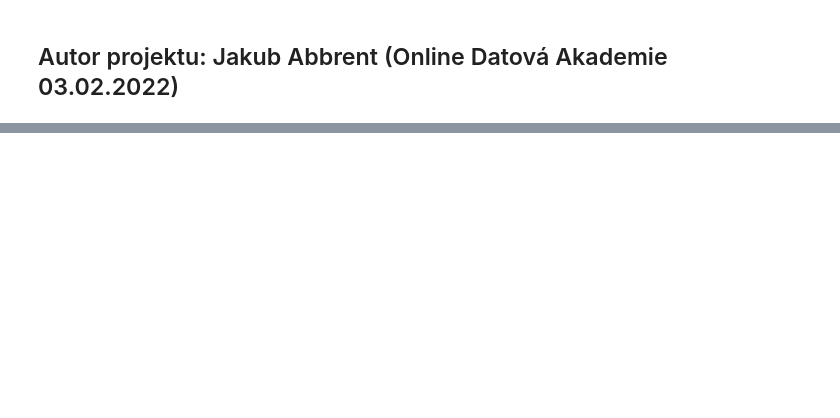
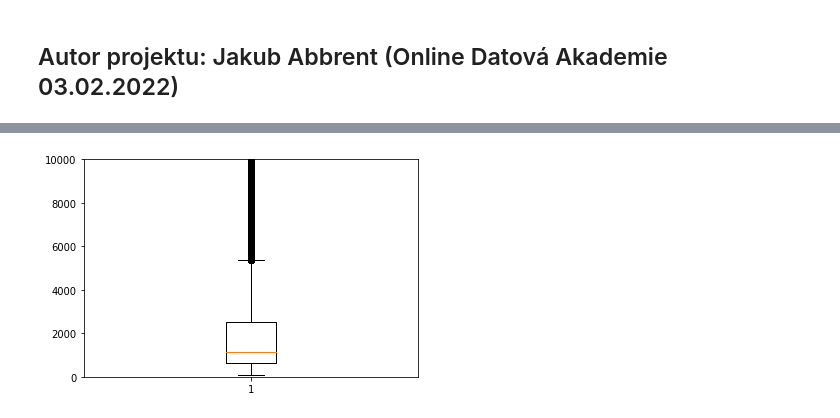
Before and after one commit to JakubAbb/Engeto-Python-project, a Jupyter notebook: main_script.ipynb, the cells around one changed output, grey strips where cells are left out. Saved outputs shown, nothing was run; the diff lists cells and outputs as text; code cells hidden in the pictures; blank space fills up the shorter version.

```diff
--- a/main_script.ipynb
+++ b/main_script.ipynb
@@ -17,0 +169,8 @@ df = pd.read_sql(sql=query, con=engine)
+# %%
+# boxplot
+plt.figure()
+plt.boxplot(duration)
+plt.ylim(0, 10000)
+plt.show()
+# %% [output]
+[figure, added]
```
Also changed, not shown: parts of 32 cells of this notebook.
